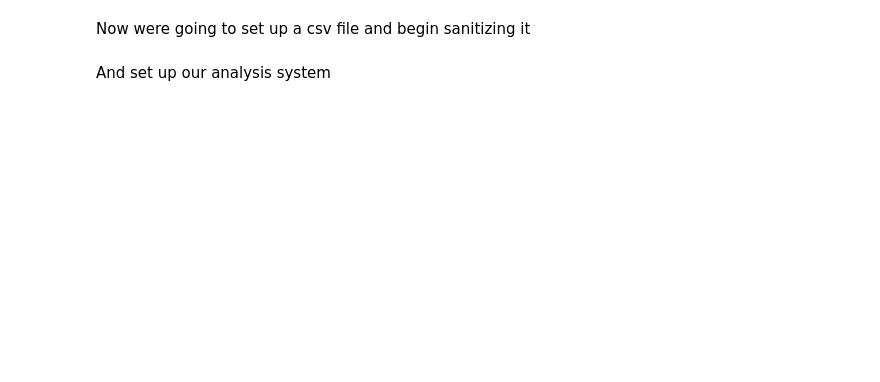
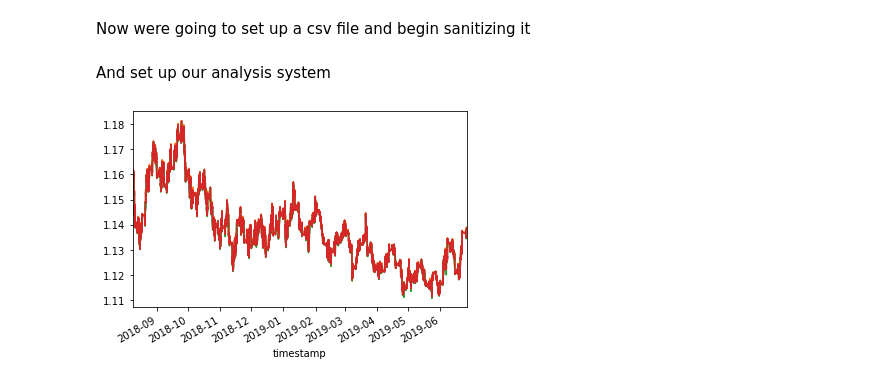
Before and after one commit to th3r00t/tradeBot, a Jupyter notebook: Sketches.ipynb, the cells around one changed output. Cells and saved outputs as stored; diff of their text form; code cells hidden in the pictures; blank space fills up the shorter version.

Commit message:
Bringing repo up to date with changes

```diff
--- a/Sketches.ipynb
+++ b/Sketches.ipynb
@@ -45,3 +45,15 @@ def findDateTime(row):
                     _close = row[4]
                     _volume = row[5]
             return
+# %%
+import pandas as pd
+from modules import storage
+import sqlite3
+
+def analyze_history(pair):
+    con = sqlite3.connect('storage/neuralnet.db')
+    df = pd.read_sql("SELECT * FROM %s"%(pair), con, parse_dates='timestamp', index_col='timestamp')
+    df['open'].plot()
+    df['high'].plot()
+    df['low'].plot()
+    df['close'].plot()
@@ -47,0 +63,4 @@ def findDateTime(row):
+# %%
+analyze_history('EURUSD')
+# %% [output]
+[figure, added]
```
Also changed, not shown: parts of 4 cells of this notebook, 8 other files.
